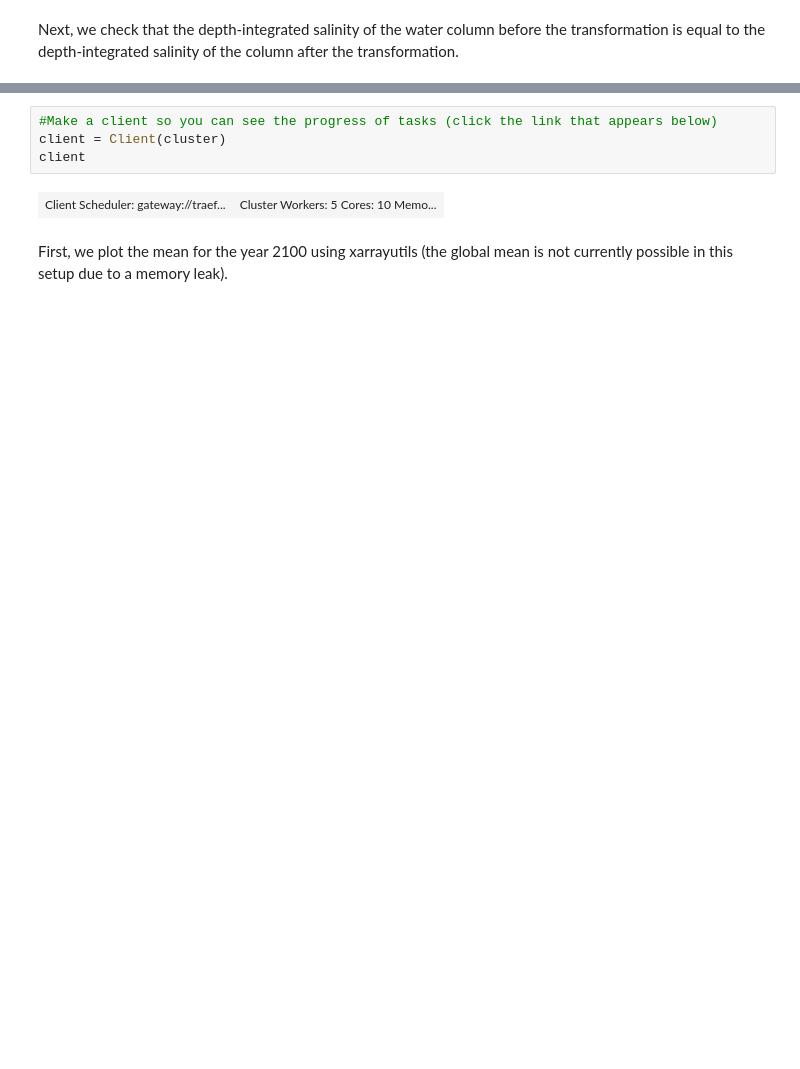
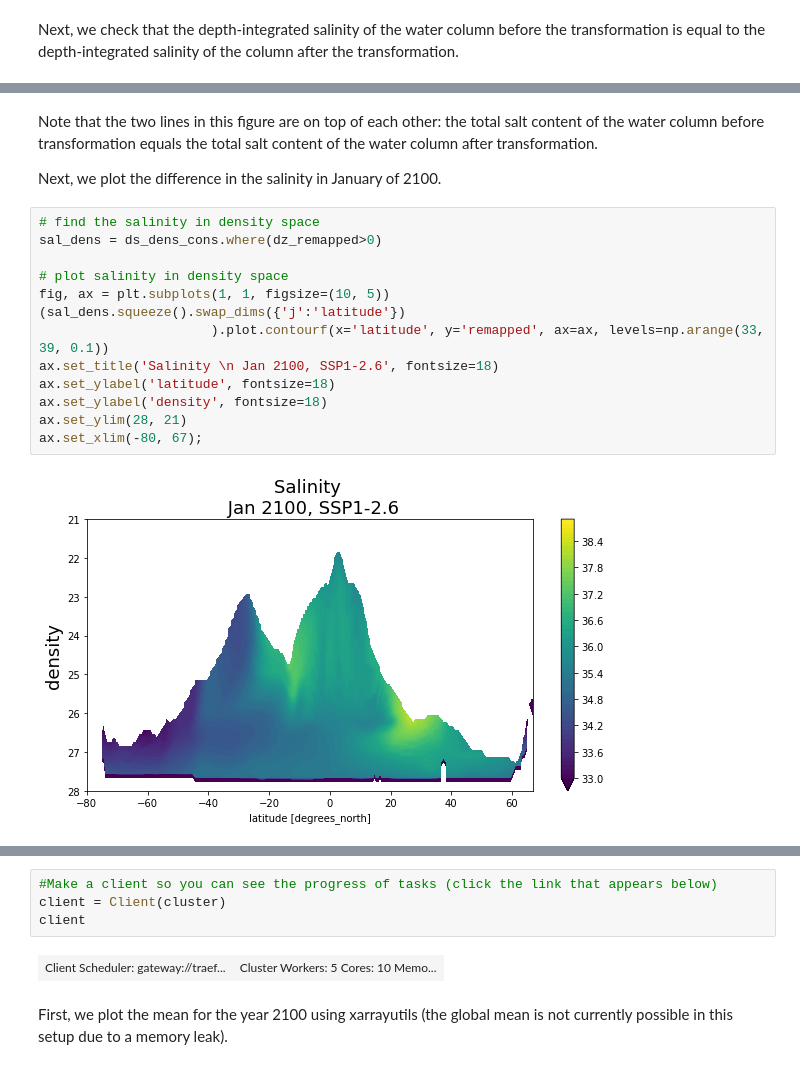
Before and after one commit to cspencerjones/vertical_regridding, a Jupyter notebook: xarrayutils_xlayers.ipynb, the cells around one changed output, grey strips where cells are left out. Drawn from its saved outputs; the diff is of its cells as text; blank space fills up the shorter version.

```diff
--- a/xarrayutils_xlayers.ipynb
+++ b/xarrayutils_xlayers.ipynb
@@ -445,0 +265,19 @@ VBox(children=(HTML(value='<h2>GatewayCluster</h2>'), HBox(children=(HTML(value=
+# %% [markdown]
+Note that the two lines in this figure are on top of each other: the total salt content of the water column before transformation equals the total salt content of the water column after transformation.
+
+Next, we plot the difference in the salinity in January of 2100.
+# %%
+# find the salinity in density space
+sal_dens = ds_dens_cons.where(dz_remapped>0)
+
+# plot salinity in density space
+fig, ax = plt.subplots(1, 1, figsize=(10, 5))
+(sal_dens.squeeze().swap_dims({'j':'latitude'})
+                      ).plot.contourf(x='latitude', y='remapped', ax=ax, levels=np.arange(33, 39, 0.1))
+ax.set_title('Salinity \n Jan 2100, SSP1-2.6', fontsize=18)
+ax.set_ylabel('latitude', fontsize=18)
+ax.set_ylabel('density', fontsize=18)
+ax.set_ylim(28, 21)
+ax.set_xlim(-80, 67);
+# %% [output]
+[figure, added]
```
Also changed, not shown: parts of 61 cells of this notebook.
